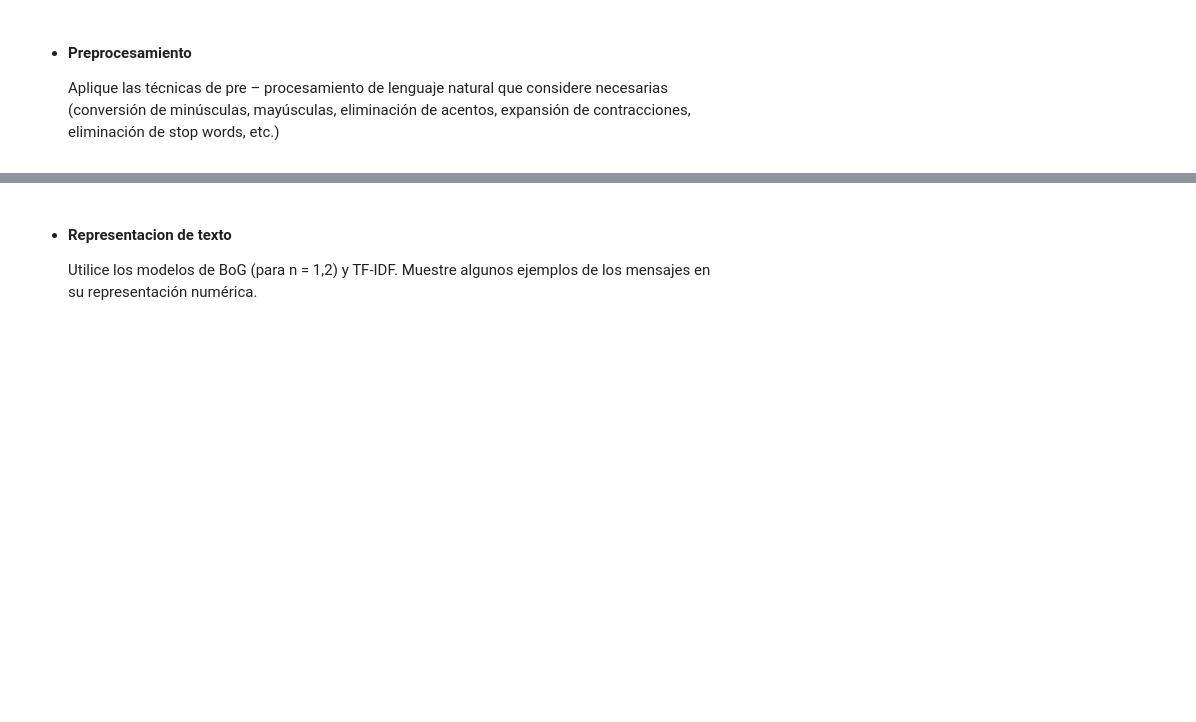
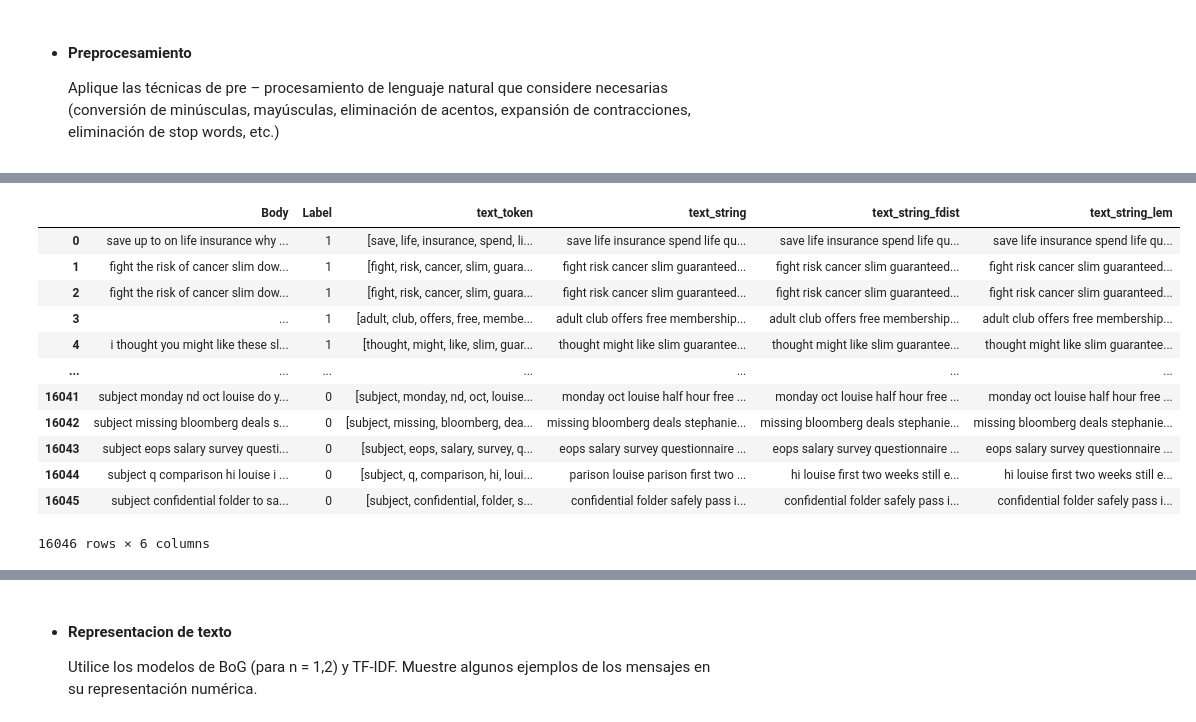
Before and after one commit to MarcoRamirezGT/HDT2_SDS, a Jupyter notebook: hdt2.ipynb, the cells around one changed output, grey strips where cells are left out. Cells and saved outputs as stored; diff of their text form; code cells hidden in the pictures; blank space fills up the shorter version.

```diff
--- a/hdt2.ipynb
+++ b/hdt2.ipynb
@@ -85,0 +89,9 @@ TypeError: expected string or bytes-like object
+# %%
+#Tokens
+
+from nltk.tokenize import RegexpTokenizer
+
+regexp = RegexpTokenizer('\w+')
+
+db['text_token']=db['Body'].apply(regexp.tokenize)
+db.head(3)
@@ -85,0 +128,4 @@ TypeError: expected string or bytes-like object
+# %%
+#Remove infrequent words
+db['text_string'] = db['text_token'].apply(lambda x: ' '.join([item for item in x if len(item)>2]))
+db[['Body', 'text_token', 'text_string']].head()
@@ -85,0 +174,16 @@ TypeError: expected string or bytes-like object
+# %%
+#En base a lo anterior se considero eliminar las palabras que se repiten de manera frecuente ya que estas siempre estaran en el correo.
+
+db['text_string']=  db['text_string'].str.replace("subject", " ")
+db['text_string']=  db['text_string'].str.replace("enron", " ")
+db['text_string']=  db['text_string'].str.replace("com", " ")
+db['text_string']=  db['text_string'].str.replace("email", " ")
+#Create a list of all words
+all_words = ' '.join([word for word in db['text_string']])
+#Tokenize
+tokenized_words = nltk.tokenize.word_tokenize(all_words)
+from nltk.probability import FreqDist
+
+fdist = FreqDist(tokenized_words)
+#Palabras mas comunes encontradas
+fdist.most_common(10)
@@ -85,0 +201,3 @@ TypeError: expected string or bytes-like object
+# %%
+db['text_string_fdist'] = db['text_token'].apply(lambda x: ' '.join([item for item in x if fdist[item] >= 1 ]))
+db[['Body', 'text_token', 'text_string', 'text_string_fdist']].head()
@@ -85,0 +211,12 @@ TypeError: expected string or bytes-like object
+# %%
+#Lematizacion
+nltk.download('wordnet')
+nltk.download('omw-1.4')
+
+from nltk.stem import WordNetLemmatizer
+
+wordnet_lem = WordNetLemmatizer()
+
+db['text_string_lem'] = db['text_string_fdist'].apply(wordnet_lem.lemmatize)
+db
+# %% [output]
@@ -85,0 +229,13 @@ TypeError: expected string or bytes-like object
+|  | Body | Label | text_token | text_string | text_string_fdist | text_string_lem |
+| 0 | save up to on life insurance why ... | 1 | [save, life, insurance, spend, li... | save life insurance spend life qu... | save life insurance spend life qu... | save life insurance spend life qu... |
+| 1 | fight the risk of cancer slim dow... | 1 | [fight, risk, cancer, slim, guara... | fight risk cancer slim guaranteed... | fight risk cancer slim guaranteed... | fight risk cancer slim guaranteed... |
+| 2 | fight the risk of cancer slim dow... | 1 | [fight, risk, cancer, slim, guara... | fight risk cancer slim guaranteed... | fight risk cancer slim guaranteed... | fight risk cancer slim guaranteed... |
+| 3 | ... | 1 | [adult, club, offers, free, membe... | adult club offers free membership... | adult club offers free membership... | adult club offers free membership... |
+| 4 | i thought you might like these sl... | 1 | [thought, might, like, slim, guar... | thought might like slim guarantee... | thought might like slim guarantee... | thought might like slim guarantee... |
+| ... | ... | ... | ... | ... | ... | ... |
+| 16041 | subject monday nd oct louise do y... | 0 | [subject, monday, nd, oct, louise... | monday oct louise half hour free ... | monday oct louise half hour free ... | monday oct louise half hour free ... |
+| 16042 | subject missing bloomberg deals s... | 0 | [subject, missing, bloomberg, dea... | missing bloomberg deals stephanie... | missing bloomberg deals stephanie... | missing bloomberg deals stephanie... |
+| 16043 | subject eops salary survey questi... | 0 | [subject, eops, salary, survey, q... | eops salary survey questionnaire ... | eops salary survey questionnaire ... | eops salary survey questionnaire ... |
+| 16044 | subject q comparison hi louise i ... | 0 | [subject, q, comparison, hi, loui... | parison louise parison first two ... | hi louise first two weeks still e... | hi louise first two weeks still e... |
+| 16045 | subject confidential folder to sa... | 0 | [subject, confidential, folder, s... | confidential folder safely pass i... | confidential folder safely pass i... | confidential folder safely pass i... |
+16046 rows × 6 columns
```
Also changed, not shown: parts of 25 cells of this notebook, 2 other files.
